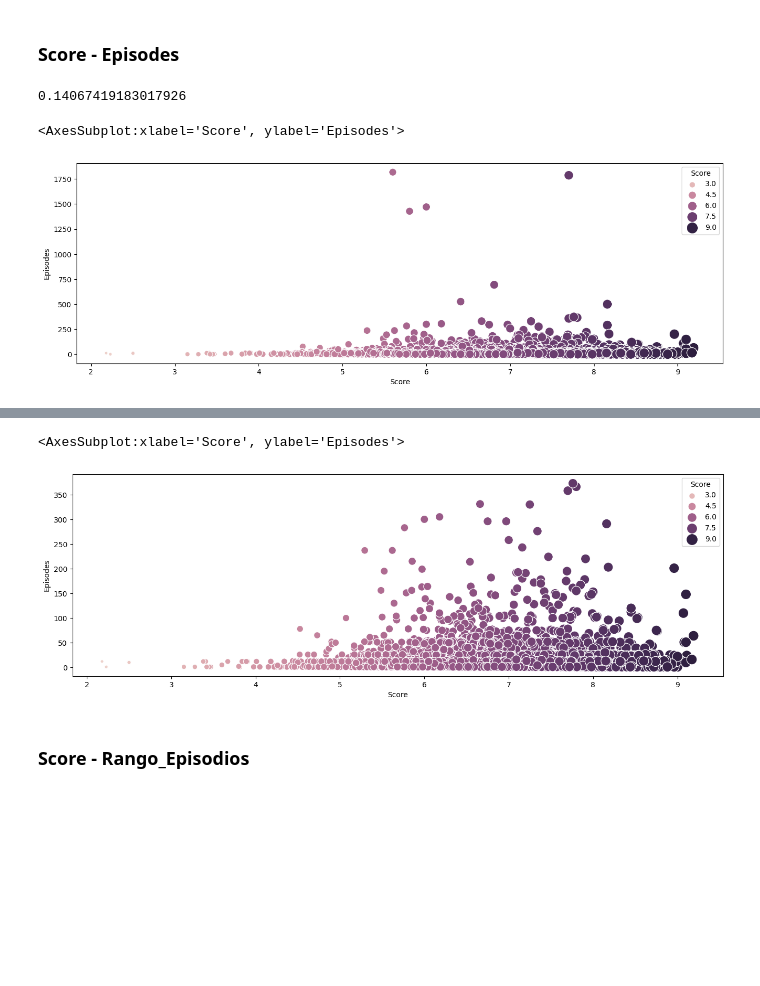
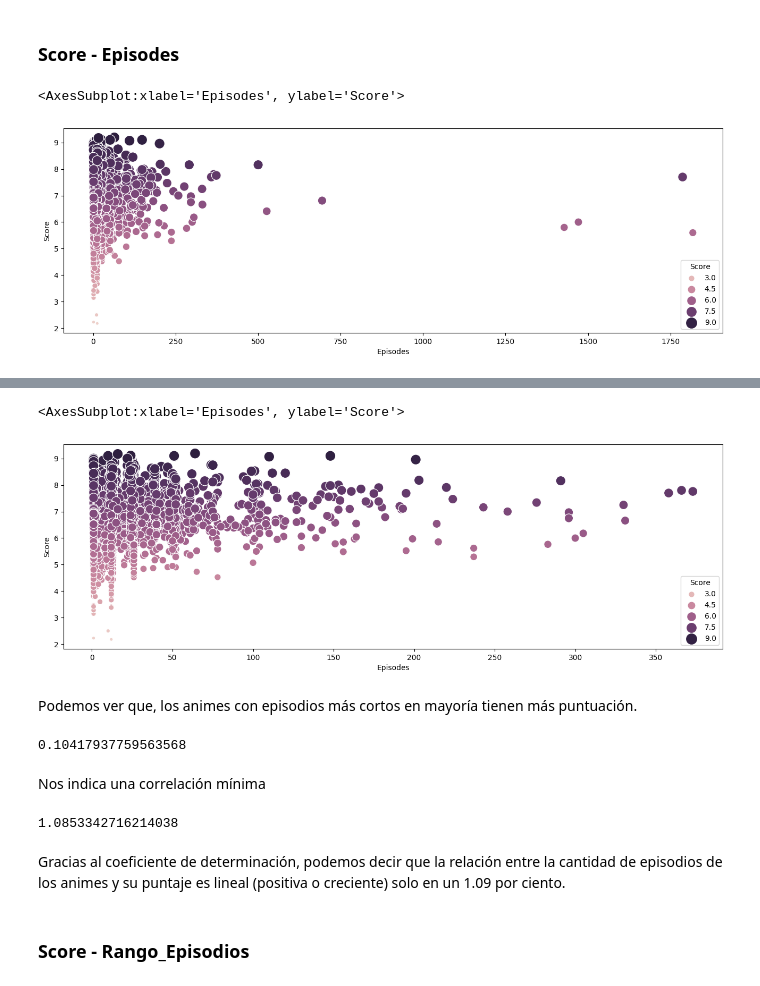
Before and after one commit to Cgarciaz/Machine_Learning, a Jupyter notebook: src/notebooks/EDA_anime.ipynb, the cells around one changed output, grey strips where cells are left out. Drawn from its saved outputs; the diff is of its cells as text; code cells hidden in the pictures; blank space fills up the shorter version.

```diff
--- a/src/notebooks/EDA_anime.ipynb
+++ b/src/notebooks/EDA_anime.ipynb
@@ -445,16 +457,12 @@ def get_data(col_index_name , col_target_name): #col_name es la columna de la qu
   return pd.Series(datos)
 # %% [markdown]
 ### Score - Episodes
-# %%
-df_anime_2['Episodes'].corr(df_anime_2['Score'] , method = 'spearman')
-# %% [output]
-0.14067419183017926
 # %%
 plt.figure(figsize=(16,5))
-sns.scatterplot(data = df_anime_2 , x = 'Score' , y= 'Episodes' , hue = 'Score' , size = 'Score' , sizes = (20,200))
+sns.scatterplot(data = df_anime_2 , x = 'Episodes' , y= 'Score' , hue = 'Score' , size = 'Score' , sizes = (20,200))
 # %% [output]
-<AxesSubplot:xlabel='Score', ylabel='Episodes'>
+<AxesSubplot:xlabel='Episodes', ylabel='Score'>
-[figure, old version]
+[figure, new version]
 # %%
 # Observar outliers
 df_anime_2[df_anime_2.Episodes > 400].sort_values(by = 'Episodes', ascending=False)
@@ -472,9 +480,24 @@ df_anime_2[df_anime_2.Episodes > 400].sort_values(by = 'Episodes', ascending=Fal
 df_anime_2 = df_anime_2[~(df_anime_2.Episodes > 400)]
 # %%
 plt.figure(figsize=(16,5))
-sns.scatterplot(data = df_anime_2 , x = 'Score' , y= 'Episodes' , hue = 'Score' , size = 'Score' , sizes = (20,200))
+sns.scatterplot(data = df_anime_2 , x = 'Episodes' , y= 'Score' , hue = 'Score' , size = 'Score' , sizes = (20,200))
 # %% [output]
-<AxesSubplot:xlabel='Score', ylabel='Episodes'>
+<AxesSubplot:xlabel='Episodes', ylabel='Score'>
-[figure, old version]
+[figure, new version]
+# %% [markdown]
+Podemos ver que, los animes con episodios más cortos en mayoría tienen más puntuación.
+# %%
+corr_r = df_anime_2['Episodes'].corr(df_anime_2['Score'] , method = 'pearson')
+corr_r
+# %% [output]
+0.10417937759563568
+# %% [markdown]
+Nos indica una correlación mínima
+# %%
+(corr_r**2)*100
+# %% [output]
+1.0853342716214038
+# %% [markdown]
+Gracias al coeficiente de determinación, podemos decir que la relación entre la cantidad de episodios de los animes y su puntaje es lineal (positiva o creciente) solo en un 1.09 por ciento.
 # %% [markdown]
 ### Score - Rango_Episodios
```
Also changed, not shown: parts of 5 cells of this notebook.
